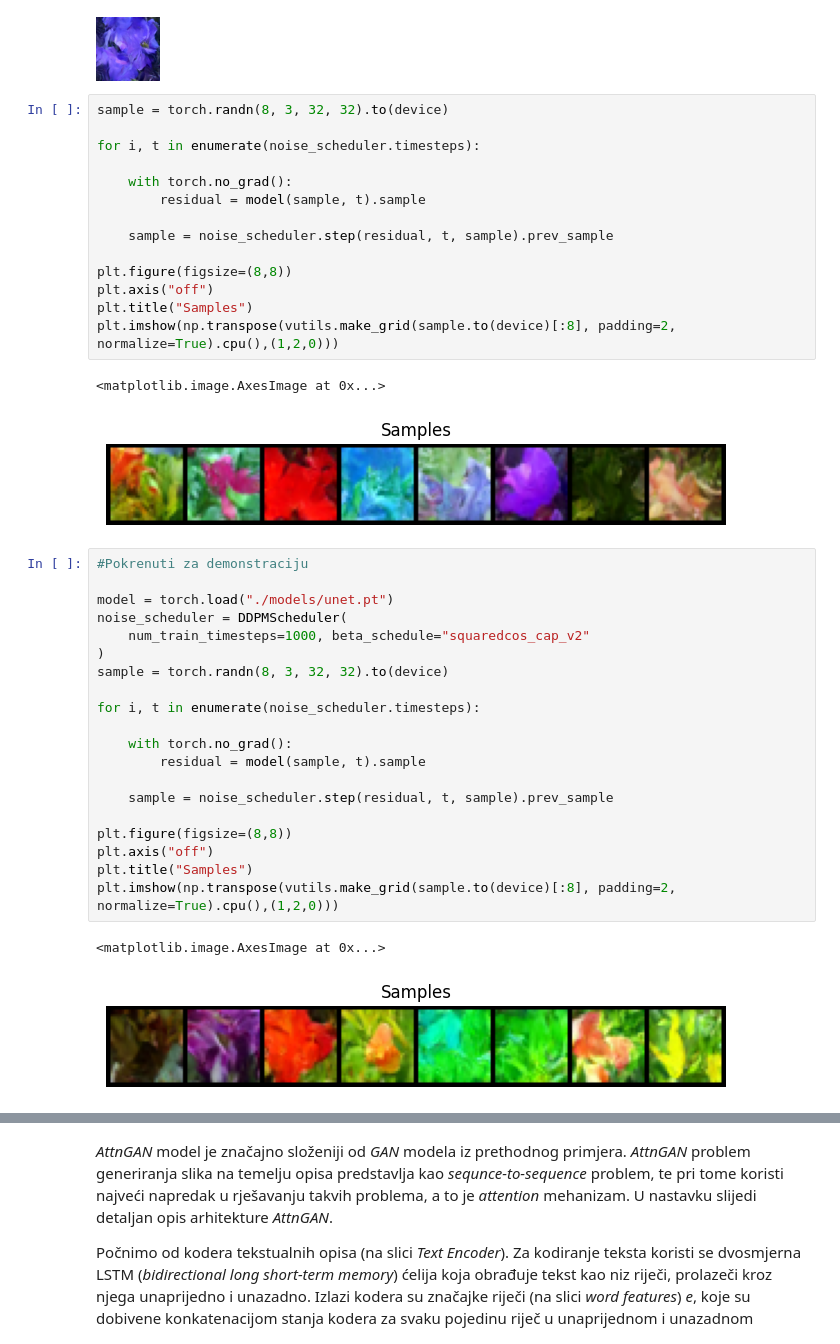
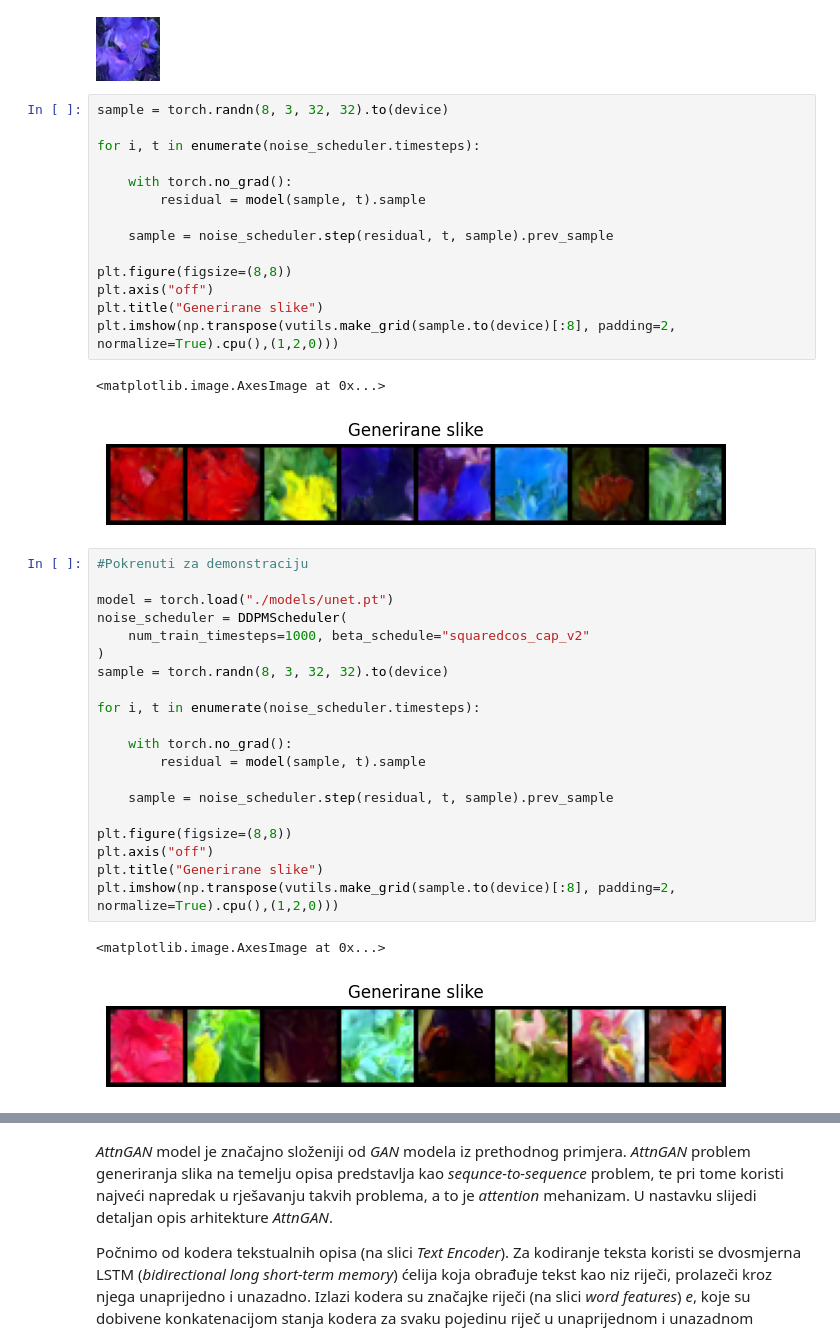
Before and after one commit to DJurincic/text-to-image, a Jupyter notebook: projekt.ipynb, the cells around one changed output, grey strips where cells are left out. Cells and saved outputs as stored; diff of their text form.

```diff
--- a/projekt.ipynb
+++ b/projekt.ipynb
@@ -431,34 +431,34 @@ for i, t in enumerate(noise_scheduler.timesteps):
 
 plt.figure(figsize=(8,8))
 plt.axis("off")
-plt.title("Samples")
+plt.title("Generirane slike")
 plt.imshow(np.transpose(vutils.make_grid(sample.to(device)[:8], padding=2, normalize=True).cpu(),(1,2,0)))
 # %% [output]
 <matplotlib.image.AxesImage at 0x...>
-[figure, old version]
+[figure, new version]
 # %%
 #Pokrenuti za demonstraciju
 
 model = torch.load("./models/unet.pt")
 noise_scheduler = DDPMScheduler(
     num_train_timesteps=1000, beta_schedule="squaredcos_cap_v2"
 )
 sample = torch.randn(8, 3, 32, 32).to(device)
 
 for i, t in enumerate(noise_scheduler.timesteps):
 
     with torch.no_grad():
         residual = model(sample, t).sample
 
     sample = noise_scheduler.step(residual, t, sample).prev_sample
 
 plt.figure(figsize=(8,8))
 plt.axis("off")
-plt.title("Samples")
+plt.title("Generirane slike")
 plt.imshow(np.transpose(vutils.make_grid(sample.to(device)[:8], padding=2, normalize=True).cpu(),(1,2,0)))
 # %% [output]
 <matplotlib.image.AxesImage at 0x...>
-[figure, old version]
+[figure, new version]
 # %% [markdown]
 ## Tekstualni opisi i AttnGAN
 
```
Also changed, not shown: parts of 2 cells of this notebook, 1 other file.
